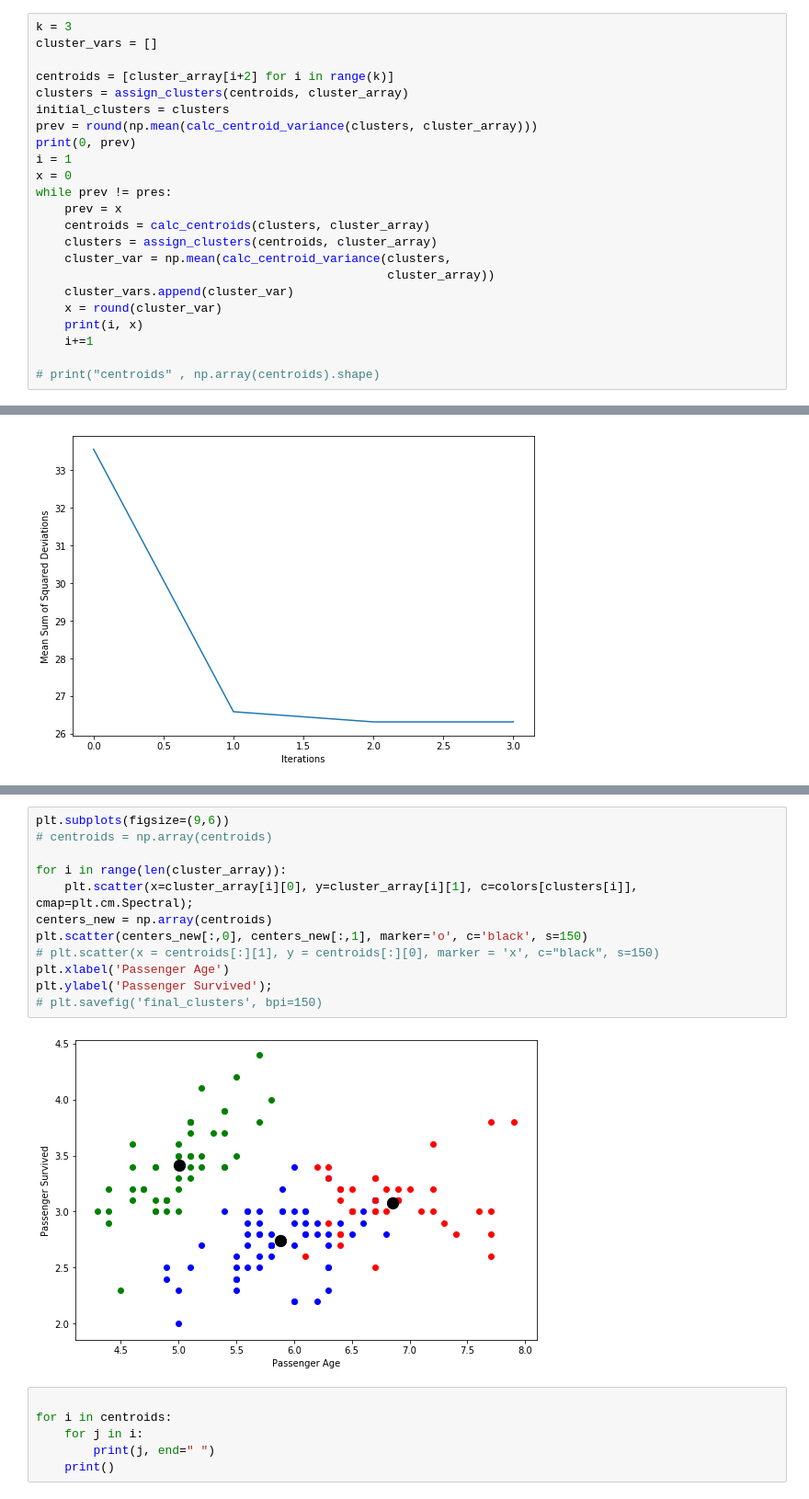
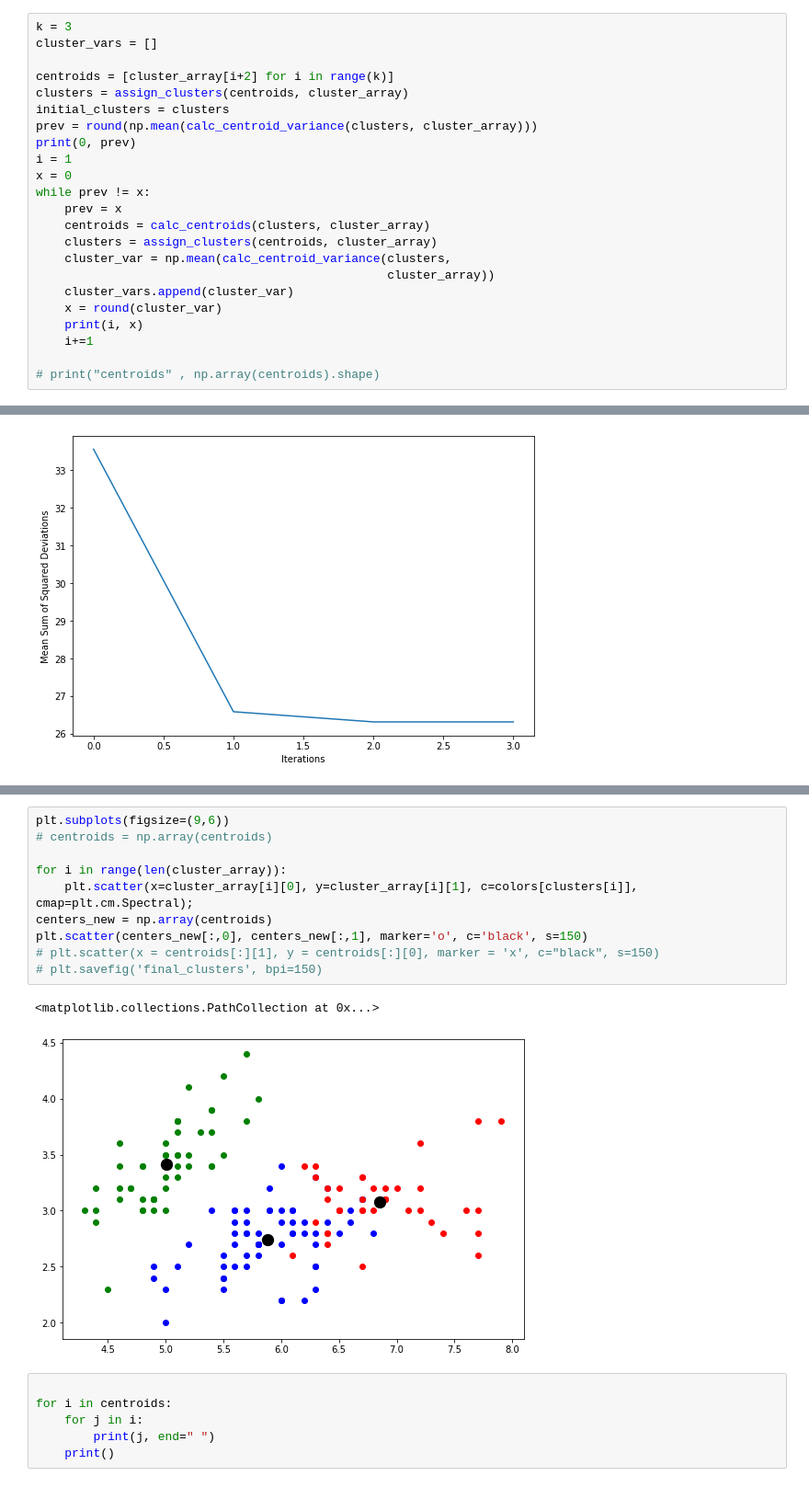
Before and after one commit to VatsalLalcheta/K-Means-Clustering, a Jupyter notebook: K-Means_Clustering.ipynb, the cells around one changed output, grey strips where cells are left out. Shown at 92% size. Saved outputs shown, nothing was run; the diff lists cells and outputs as text.

```diff
--- a/K-Means_Clustering.ipynb
+++ b/K-Means_Clustering.ipynb
@@ -54,7 +54,7 @@ prev = round(np.mean(calc_centroid_variance(clusters, cluster_array)))
 print(0, prev)
 i = 1
 x = 0
-while prev != pres:
+while prev != x:
     prev = x
     centroids = calc_centroids(clusters, cluster_array)
     clusters = assign_clusters(centroids, cluster_array)
@@ -94,17 +92,16 @@ plt.ylabel('Passenger Age');
 # %%
 plt.subplots(figsize=(9,6))
 # centroids = np.array(centroids)
 
 for i in range(len(cluster_array)):
     plt.scatter(x=cluster_array[i][0], y=cluster_array[i][1], c=colors[clusters[i]], cmap=plt.cm.Spectral);
 centers_new = np.array(centroids)
 plt.scatter(centers_new[:,0], centers_new[:,1], marker='o', c='black', s=150)
 # plt.scatter(x = centroids[:][1], y = centroids[:][0], marker = 'x', c="black", s=150)
-plt.xlabel('Passenger Age')
-plt.ylabel('Passenger Survived');
 # plt.savefig('final_clusters', bpi=150)
 # %% [output]
+<matplotlib.collections.PathCollection at 0x...>
-[figure, old version]
+[figure, new version]
 # %%
 
 for i in centroids:
```
Also changed, not shown: parts of 1 cell of this notebook.
